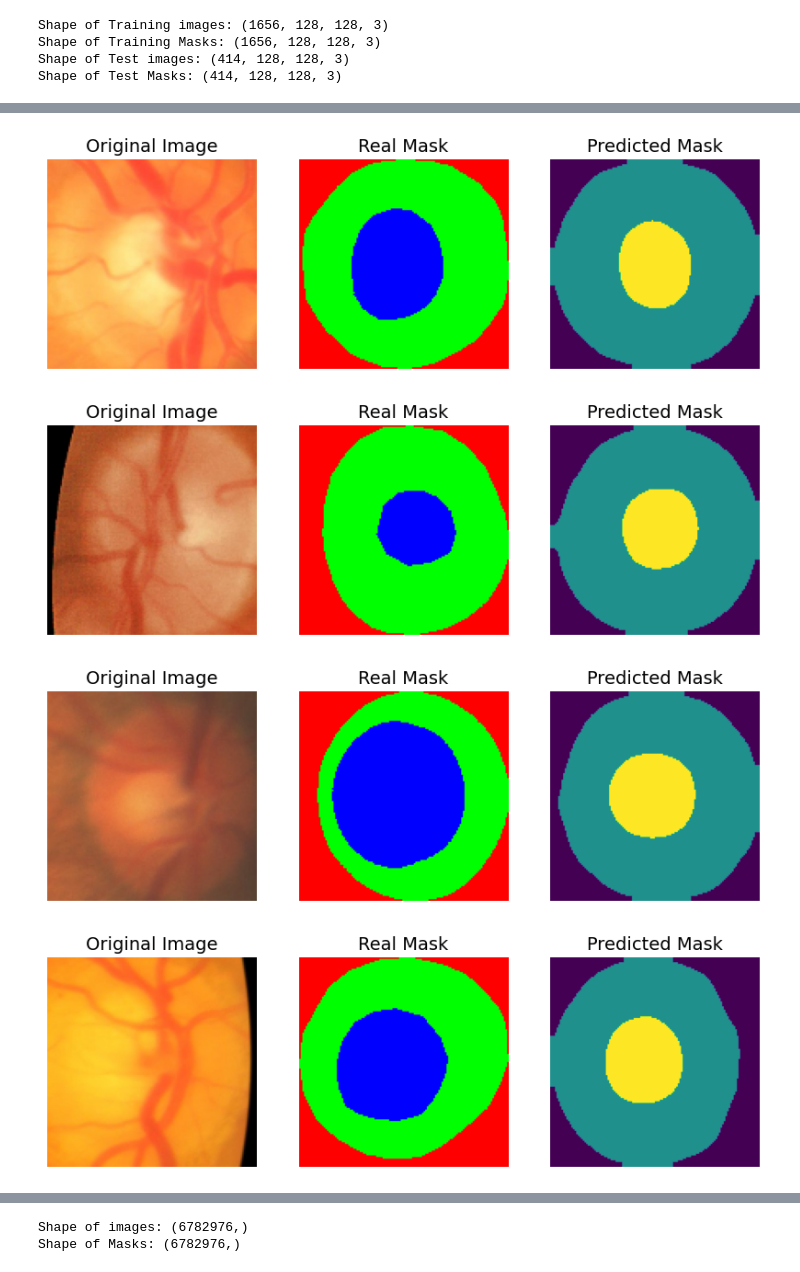
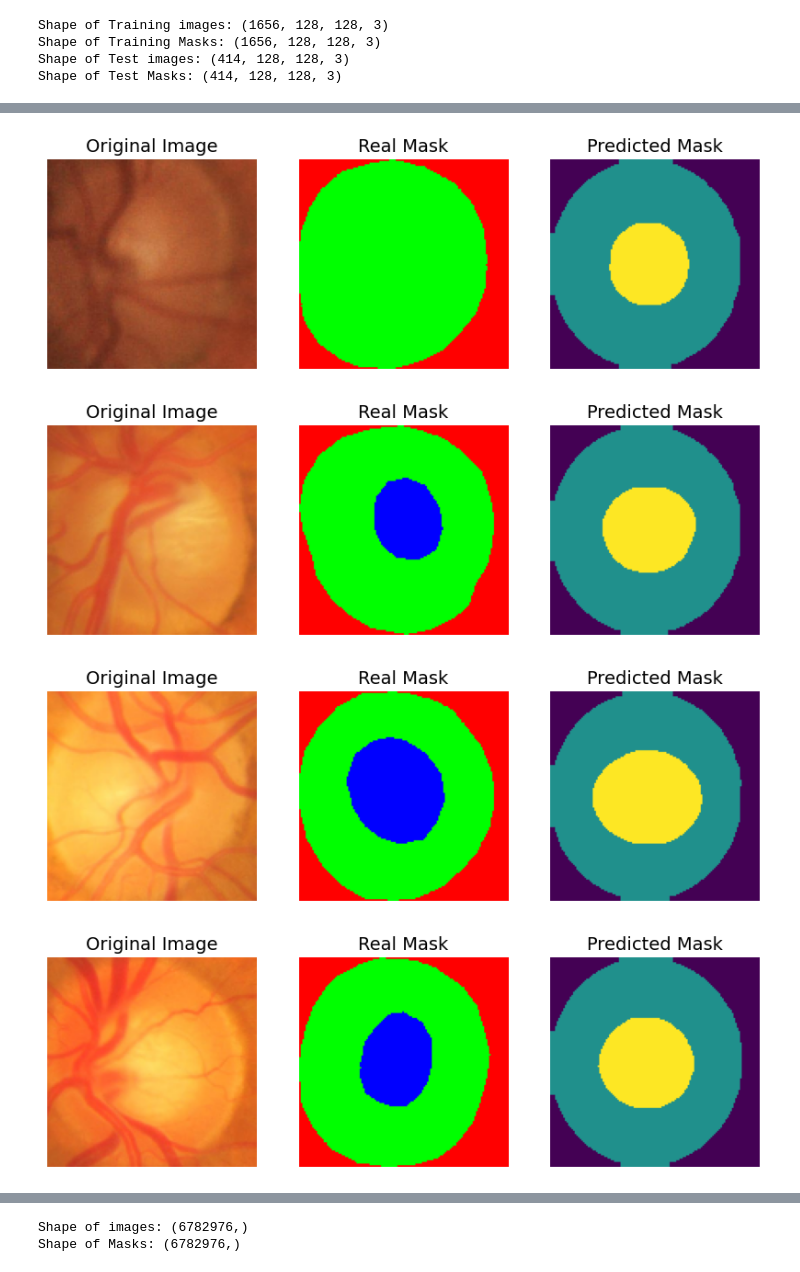
Before and after one commit to vsstejas777/Image-segmentation-of-OD-OC-using-Keras, a Jupyter notebook: unet_segmentation_for_fundus_images.ipynb, the cells around one changed output, grey strips where cells are left out. Drawn from its saved outputs; the diff is of its cells as text; code cells hidden in the pictures.

```diff
--- a/unet_segmentation_for_fundus_images.ipynb
+++ b/unet_segmentation_for_fundus_images.ipynb
@@ -122,6 +119,23 @@ def dice_coefficient(y_true, y_pred, epsilon=1e-7):
 def dice_loss(y_true, y_pred):
     return 1.0 - dice_coefficient(y_true, y_pred)
 # %%
+# U-Net Model for Image Segmentation
+
+# This model uses a U-Net architecture with:
+# - Input shape: 128x128 RGB images
+# - Data augmentation (random contrast and brightness)
+# - Convolutional blocks with batch normalization and dropout
+# - Encoder-decoder structure (contraction and expansion paths)
+# - Softmax output for multi-class segmentation (3 classes)
+
+# The model is compiled with a custom Dice loss and metric, optimized using Adam.
+
+data_augmentation = tf.keras.Sequential([
+    tf.keras.layers.RandomContrast(0.2),
+    tf.keras.layers.RandomBrightness(0.2),
+])
+
+
 IMG_HEIGHT=128
 IMG_WIDTH=128
 IMG_CHANNELS=3
@@ -129,7 +143,8 @@ IMG_CHANNELS=3
 num_classes=3;
 
 inputs = tf.keras.layers.Input((IMG_HEIGHT, IMG_WIDTH, IMG_CHANNELS))
-s = tf.keras.layers.Lambda(lambda x: x / 255)(inputs)
+x=data_augmentation(inputs)
+s=tf.keras.layers.Rescaling(1./255)(x)
 
 #Contraction path
 c1 = tf.keras.layers.Conv2D(16, (3, 3), activation='relu', kernel_initializer='he_normal', padding='same')(s)
@@ -253,10 +275,14 @@ def apply_morphological_close(image, kernel_size=(5,5)):
     kernel = np.ones(kernel_size, np.uint8)
     return cv2.morphologyEx(image, cv2.MORPH_CLOSE, kernel)
 
+# Predict masks for the test set and visualize results
+# Applies morphological closing to smooth the predicted mask edges
+# Displays the original image, ground truth mask, and predicted mask side by side for comparison
+
 predictions = model.predict(x_test)
 predicted_masks = (np.argmax(predictions, axis=-1)).astype(np.uint8)
 
-for i in range(10,20):
+for i in range(20,30):
     test_image = x_test[i, :, :, :]
     real_mask = y_test[i, :, :,:]
     predicted_mask = predicted_masks[i, :, :]
@@ -287,4 +313,4 @@ for i in range(10,20):
-[figure, old version]
+[figure, new version]
-[figure, old version]
+[figure, new version]
-[figure, old version]
+[figure, new version]
-[figure, old version]
+[figure, new version]
```
Also changed, not shown: parts of 15 cells of this notebook.
